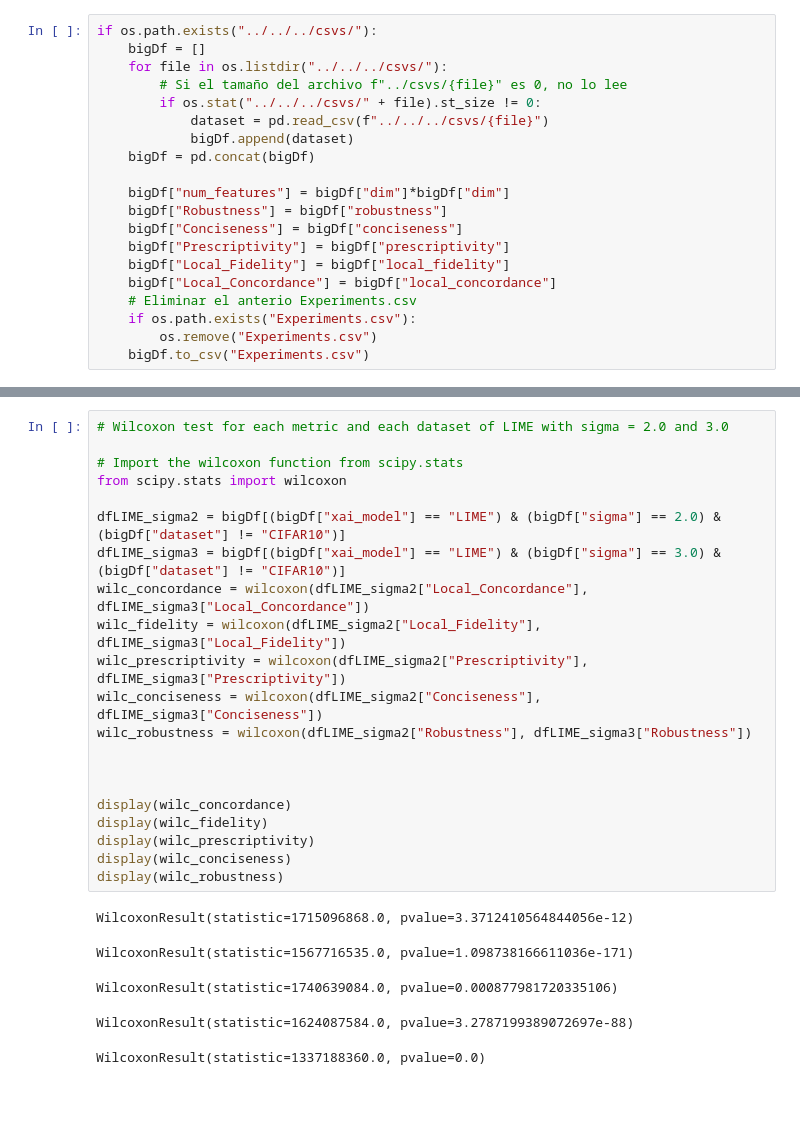
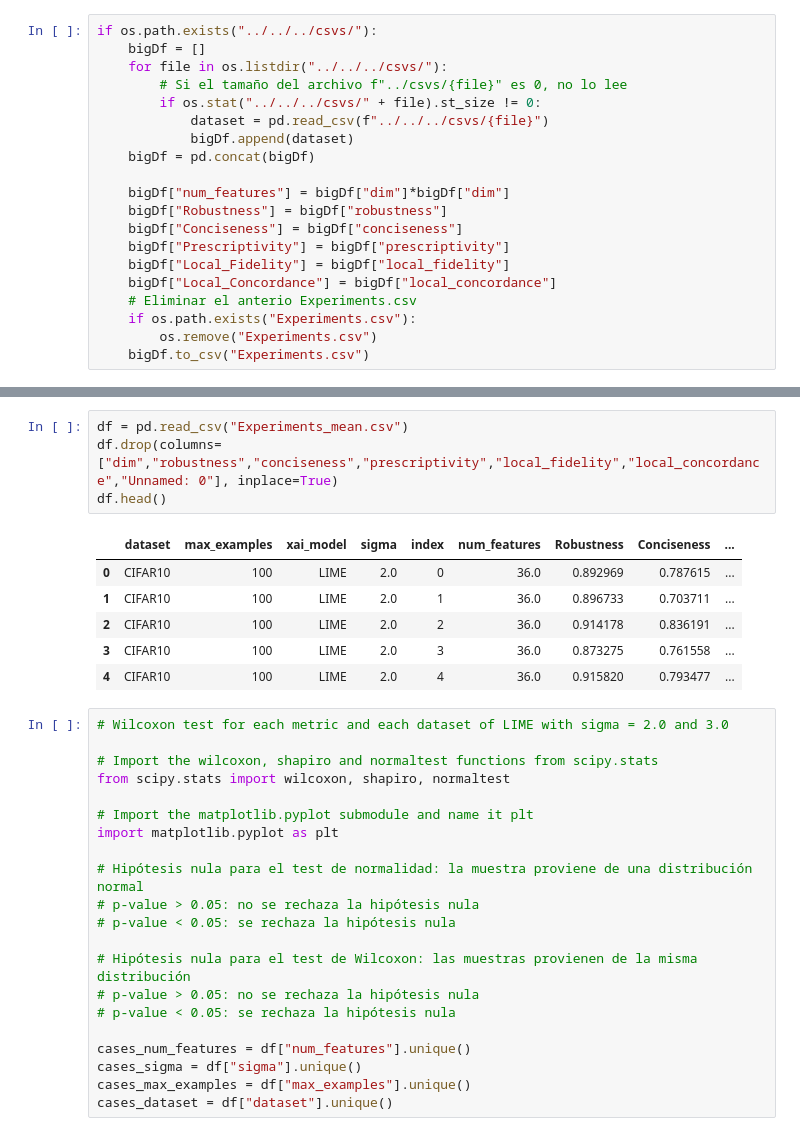
Before and after one commit to ari-dasci/S-ReVel, a Jupyter notebook: docs/source/notebooks/WilcoxonTest.ipynb, the cells around one changed output, grey strips where cells are left out. Cells and saved outputs as stored; diff of their text form; blank space fills up the shorter version.

Commit message:
Wilcoxon test for each distribution

```diff
--- a/docs/source/notebooks/WilcoxonTest.ipynb
+++ b/docs/source/notebooks/WilcoxonTest.ipynb
@@ -49,27 +39,32 @@ display(bigDf.head())
-# %%
-# Wilcoxon test for each metric and each dataset of LIME with sigma = 2.0 and 3.0
-
-# Import the wilcoxon function from scipy.stats
-from scipy.stats import wilcoxon
-
-dfLIME_sigma2 = bigDf[(bigDf["xai_model"] == "LIME") & (bigDf["sigma"] == 2.0) & (bigDf["dataset"] != "CIFAR10")]
-dfLIME_sigma3 = bigDf[(bigDf["xai_model"] == "LIME") & (bigDf["sigma"] == 3.0) & (bigDf["dataset"] != "CIFAR10")]
-wilc_concordance = wilcoxon(dfLIME_sigma2["Local_Concordance"], dfLIME_sigma3["Local_Concordance"])
-wilc_fidelity = wilcoxon(dfLIME_sigma2["Local_Fidelity"], dfLIME_sigma3["Local_Fidelity"])
-wilc_prescriptivity = wilcoxon(dfLIME_sigma2["Prescriptivity"], dfLIME_sigma3["Prescriptivity"])
-wilc_conciseness = wilcoxon(dfLIME_sigma2["Conciseness"], dfLIME_sigma3["Conciseness"])
-wilc_robustness = wilcoxon(dfLIME_sigma2["Robustness"], dfLIME_sigma3["Robustness"])
-
-
-
-display(wilc_concordance)
-display(wilc_fidelity)
-display(wilc_prescriptivity)
-display(wilc_conciseness)
-display(wilc_robustness)
-# %% [output]
-WilcoxonResult(statistic=1715096868.0, pvalue=3.3712410564844056e-12)
-WilcoxonResult(statistic=1567716535.0, pvalue=1.098738166611036e-171)
-WilcoxonResult(statistic=1740639084.0, pvalue=0.000877981720335106)
-WilcoxonResult(statistic=1624087584.0, pvalue=3.2787199389072697e-88)
-WilcoxonResult(statistic=1337188360.0, pvalue=0.0)
+# %%
+df = pd.read_csv("Experiments_mean.csv")
+df.drop(columns=["dim","robustness","conciseness","prescriptivity","local_fidelity","local_concordance","Unnamed: 0"], inplace=True)
+df.head()
+# %% [output]
+|  | dataset | max_examples | xai_model | sigma | index | num_features | Robustness | Conciseness | ... |
+| 0 | CIFAR10 | 100 | LIME | 2.0 | 0 | 36.0 | 0.892969 | 0.787615 | ... |
+| 1 | CIFAR10 | 100 | LIME | 2.0 | 1 | 36.0 | 0.896733 | 0.703711 | ... |
+| 2 | CIFAR10 | 100 | LIME | 2.0 | 2 | 36.0 | 0.914178 | 0.836191 | ... |
+| 3 | CIFAR10 | 100 | LIME | 2.0 | 3 | 36.0 | 0.873275 | 0.761558 | ... |
+| 4 | CIFAR10 | 100 | LIME | 2.0 | 4 | 36.0 | 0.915820 | 0.793477 | ... |
+# %%
+# Wilcoxon test for each metric and each dataset of LIME with sigma = 2.0 and 3.0
+
+# Import the wilcoxon, shapiro and normaltest functions from scipy.stats
+from scipy.stats import wilcoxon, shapiro, normaltest
+
+# Import the matplotlib.pyplot submodule and name it plt
+import matplotlib.pyplot as plt
+
+# Hipótesis nula para el test de normalidad: la muestra proviene de una distribución normal
+# p-value > 0.05: no se rechaza la hipótesis nula
+# p-value < 0.05: se rechaza la hipótesis nula
+
+# Hipótesis nula para el test de Wilcoxon: las muestras provienen de la misma distribución
+# p-value > 0.05: no se rechaza la hipótesis nula
+# p-value < 0.05: se rechaza la hipótesis nula
+
+cases_num_features = df["num_features"].unique()
+cases_sigma = df["sigma"].unique()
+cases_max_examples = df["max_examples"].unique()
+cases_dataset = df["dataset"].unique()
```
Also changed, not shown: parts of 4 cells of this notebook.
